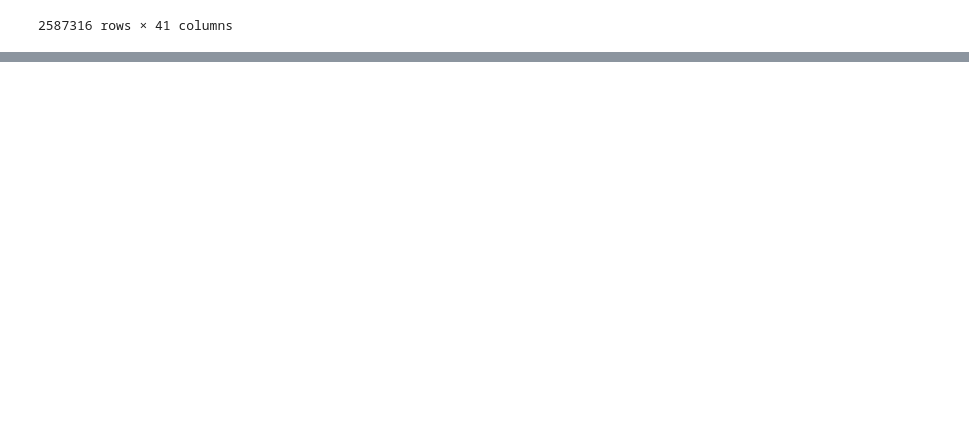
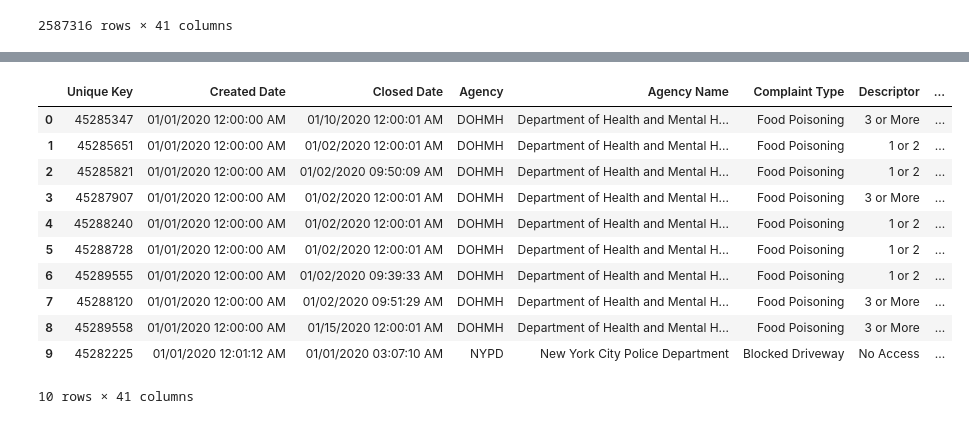
Before and after one commit to zoeyzqi/Final-Project-TFA, a Jupyter notebook: Top10.ipynb, the cells around one changed output, grey strips where cells are left out. Drawn from its saved outputs; the diff is of its cells as text; code cells hidden in the pictures; blank space fills up the shorter version.

```diff
--- a/Top10.ipynb
+++ b/Top10.ipynb
@@ -23,3 +23,7 @@ df
 | 2587314 | 48538698 | 12/31/2020 12:00:00 AM | 12/31/2020 12:00:01 AM | DOHMH | Department of Health and Mental H... | Food Poisoning | 1 or 2 | ... |
 | 2587315 | 48543111 | 12/31/2020 12:00:00 AM | 12/31/2020 12:00:01 AM | DOHMH | Department of Health and Mental H... | Food Poisoning | 1 or 2 | ... |
 2587316 rows × 41 columns
+# %%
+#Keep rows that doesn't have NA
+df = df[df['Incident Zip'].notna()]
+df
@@ -25,0 +44,4 @@ df
+# %%
+#Conver the column from float to integer
+df['Incident Zip'] = df['Incident Zip'].astype(int)
+df.dtypes
@@ -25,0 +71,15 @@ df
+# %%
+df.head(10)
+# %% [output]
+|  | Unique Key | Created Date | Closed Date | Agency | Agency Name | Complaint Type | Descriptor | ... |
+| 0 | 45285347 | 01/01/2020 12:00:00 AM | 01/10/2020 12:00:01 AM | DOHMH | Department of Health and Mental H... | Food Poisoning | 3 or More | ... |
+| 1 | 45285651 | 01/01/2020 12:00:00 AM | 01/02/2020 12:00:01 AM | DOHMH | Department of Health and Mental H... | Food Poisoning | 1 or 2 | ... |
+| 2 | 45285821 | 01/01/2020 12:00:00 AM | 01/02/2020 09:50:09 AM | DOHMH | Department of Health and Mental H... | Food Poisoning | 1 or 2 | ... |
+| 3 | 45287907 | 01/01/2020 12:00:00 AM | 01/02/2020 12:00:01 AM | DOHMH | Department of Health and Mental H... | Food Poisoning | 3 or More | ... |
+| 4 | 45288240 | 01/01/2020 12:00:00 AM | 01/02/2020 12:00:01 AM | DOHMH | Department of Health and Mental H... | Food Poisoning | 1 or 2 | ... |
+| 5 | 45288728 | 01/01/2020 12:00:00 AM | 01/02/2020 12:00:01 AM | DOHMH | Department of Health and Mental H... | Food Poisoning | 1 or 2 | ... |
+| 6 | 45289555 | 01/01/2020 12:00:00 AM | 01/02/2020 09:39:33 AM | DOHMH | Department of Health and Mental H... | Food Poisoning | 1 or 2 | ... |
+| 7 | 45288120 | 01/01/2020 12:00:00 AM | 01/02/2020 09:51:29 AM | DOHMH | Department of Health and Mental H... | Food Poisoning | 3 or More | ... |
+| 8 | 45289558 | 01/01/2020 12:00:00 AM | 01/15/2020 12:00:01 AM | DOHMH | Department of Health and Mental H... | Food Poisoning | 3 or More | ... |
+| 9 | 45282225 | 01/01/2020 12:01:12 AM | 01/01/2020 03:07:10 AM | NYPD | New York City Police Department | Blocked Driveway | No Access | ... |
+10 rows × 41 columns
```
Also changed, not shown: parts of 2 cells of this notebook.
